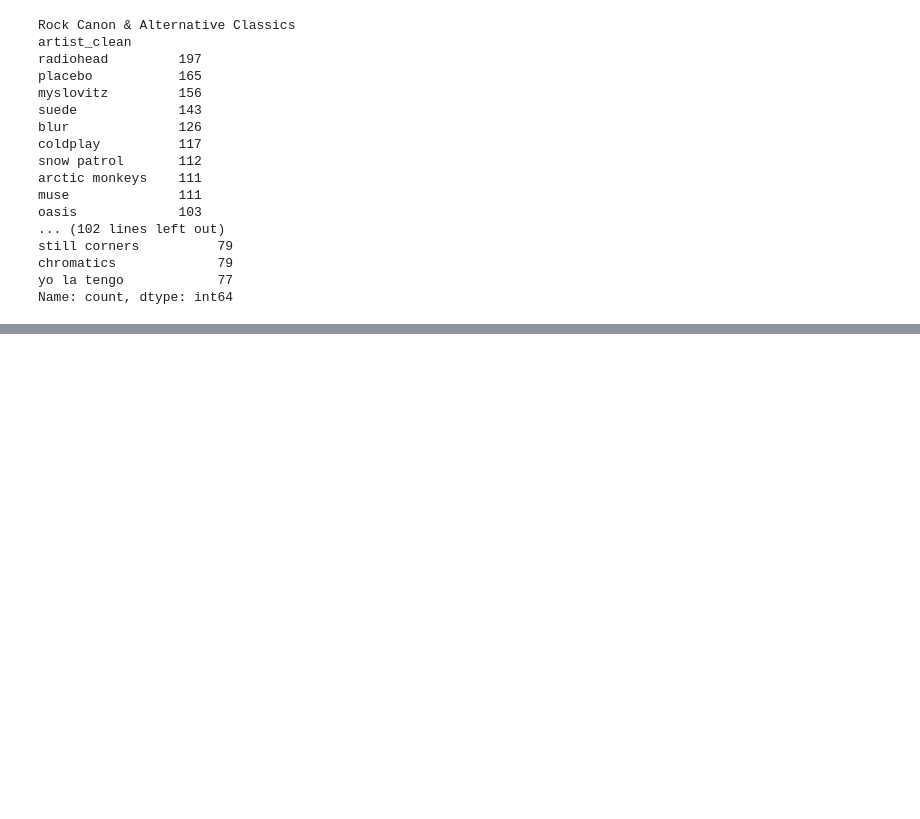
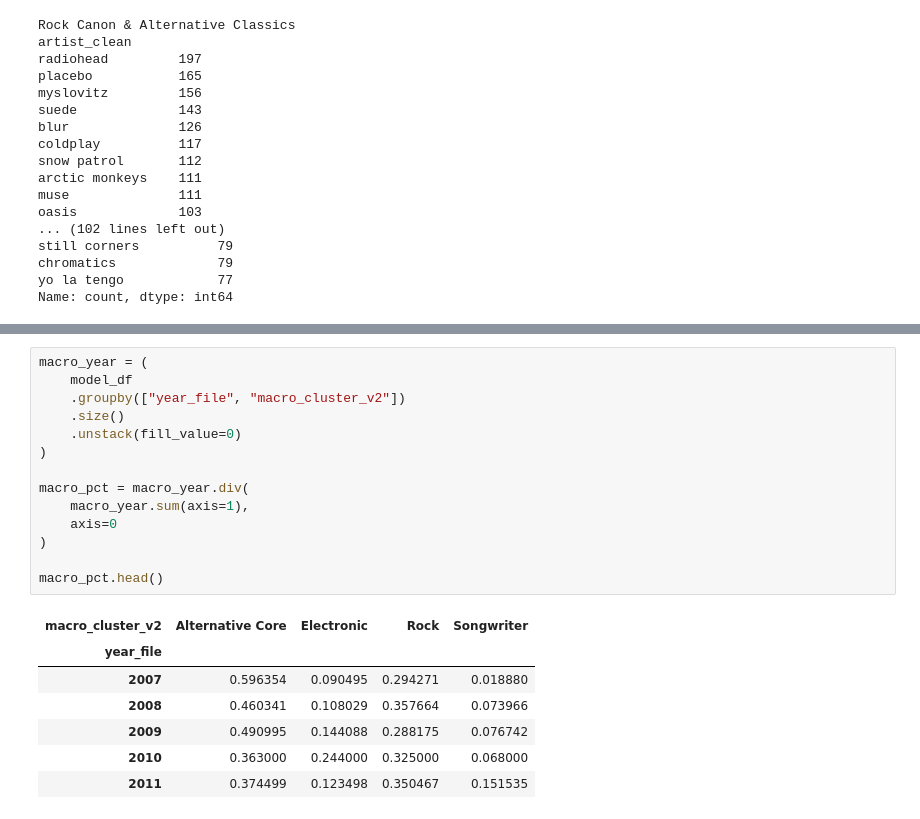
Before and after one commit to fredzell/music-mood-profiler, a Jupyter notebook: notebooks/06_lastfm_clusters_visualization_umap.ipynb, the cells around one changed output, grey strips where cells are left out. Drawn from its saved outputs; the diff is of its cells as text; blank space fills up the shorter version.

```diff
--- a/notebooks/06_lastfm_clusters_visualization_umap.ipynb
+++ b/notebooks/06_lastfm_clusters_visualization_umap.ipynb
@@ -516,0 +622,22 @@ Name: count, dtype: int64
+# %%
+macro_year = (
+    model_df
+    .groupby(["year_file", "macro_cluster_v2"])
+    .size()
+    .unstack(fill_value=0)
+)
+
+macro_pct = macro_year.div(
+    macro_year.sum(axis=1),
+    axis=0
+)
+
+macro_pct.head()
+# %% [output]
+| macro_cluster_v2 | Alternative Core | Electronic | Rock | Songwriter |
+| year_file |  |  |  |  |
+| 2007 | 0.596354 | 0.090495 | 0.294271 | 0.018880 |
+| 2008 | 0.460341 | 0.108029 | 0.357664 | 0.073966 |
+| 2009 | 0.490995 | 0.144088 | 0.288175 | 0.076742 |
+| 2010 | 0.363000 | 0.244000 | 0.325000 | 0.068000 |
+| 2011 | 0.374499 | 0.123498 | 0.350467 | 0.151535 |
```
Also changed, not shown: parts of 15 cells of this notebook.
